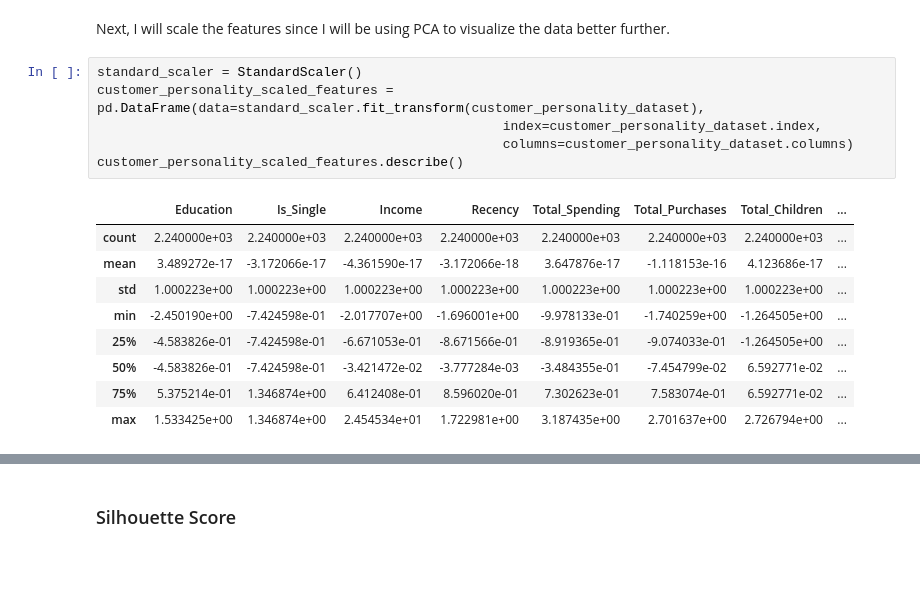
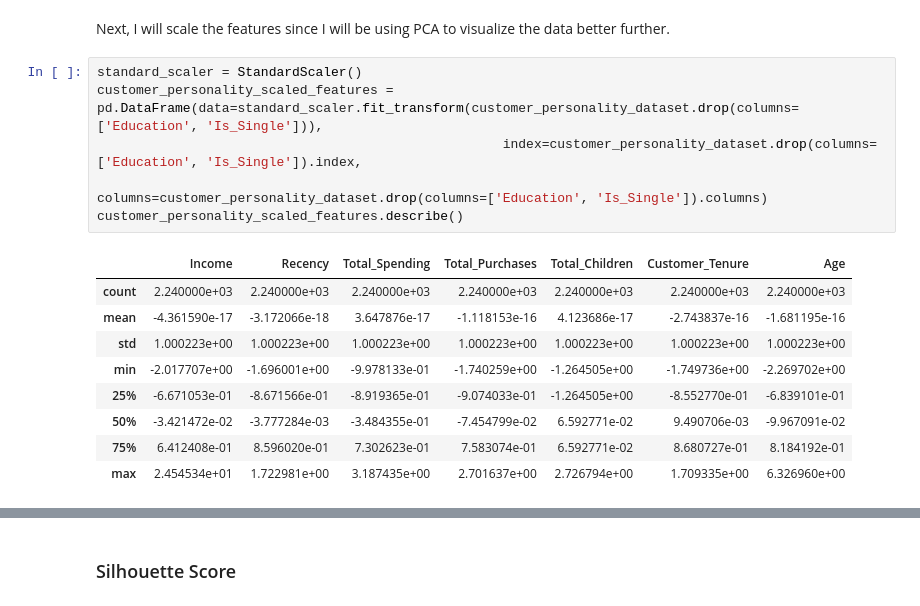
Before and after one commit to Ghenntoggy1/Sigmoid-ML-Tasks, a Jupyter notebook: Homework_12_Clustering_Algorithms/Homework_12_Clustering_Algorithms.ipynb, the cells around one changed output, grey strips where cells are left out. Drawn from its saved outputs; the diff is of its cells as text; blank space fills up the shorter version.

```diff
--- a/Homework_12_Clustering_Algorithms/Homework_12_Clustering_Algorithms.ipynb
+++ b/Homework_12_Clustering_Algorithms/Homework_12_Clustering_Algorithms.ipynb
@@ -582,17 +584,17 @@ customer_personality_dataset
 Next, I will scale the features since I will be using PCA to visualize the data better further.
 # %%
 standard_scaler = StandardScaler()
-customer_personality_scaled_features = pd.DataFrame(data=standard_scaler.fit_transform(customer_personality_dataset),
-                                                    index=customer_personality_dataset.index,
-                                                    columns=customer_personality_dataset.columns)
+customer_personality_scaled_features = pd.DataFrame(data=standard_scaler.fit_transform(customer_personality_dataset.drop(columns=['Education', 'Is_Single'])),
+                                                    index=customer_personality_dataset.drop(columns=['Education', 'Is_Single']).index,
+                                                    columns=customer_personality_dataset.drop(columns=['Education', 'Is_Single']).columns)
 customer_personality_scaled_features.describe()
 # %% [output]
-|  | Education | Is_Single | Income | Recency | Total_Spending | Total_Purchases | Total_Children | ... |
-| count | 2.240000e+03 | 2.240000e+03 | 2.240000e+03 | 2.240000e+03 | 2.240000e+03 | 2.240000e+03 | 2.240000e+03 | ... |
-| mean | 3.489272e-17 | -3.172066e-17 | -4.361590e-17 | -3.172066e-18 | 3.647876e-17 | -1.118153e-16 | 4.123686e-17 | ... |
-| std | 1.000223e+00 | 1.000223e+00 | 1.000223e+00 | 1.000223e+00 | 1.000223e+00 | 1.000223e+00 | 1.000223e+00 | ... |
-| min | -2.450190e+00 | -7.424598e-01 | -2.017707e+00 | -1.696001e+00 | -9.978133e-01 | -1.740259e+00 | -1.264505e+00 | ... |
-| 25% | -4.583826e-01 | -7.424598e-01 | -6.671053e-01 | -8.671566e-01 | -8.919365e-01 | -9.074033e-01 | -1.264505e+00 | ... |
-| 50% | -4.583826e-01 | -7.424598e-01 | -3.421472e-02 | -3.777284e-03 | -3.484355e-01 | -7.454799e-02 | 6.592771e-02 | ... |
-| 75% | 5.375214e-01 | 1.346874e+00 | 6.412408e-01 | 8.596020e-01 | 7.302623e-01 | 7.583074e-01 | 6.592771e-02 | ... |
-| max | 1.533425e+00 | 1.346874e+00 | 2.454534e+01 | 1.722981e+00 | 3.187435e+00 | 2.701637e+00 | 2.726794e+00 | ... |
+|  | Income | Recency | Total_Spending | Total_Purchases | Total_Children | Customer_Tenure | Age |
+| count | 2.240000e+03 | 2.240000e+03 | 2.240000e+03 | 2.240000e+03 | 2.240000e+03 | 2.240000e+03 | 2.240000e+03 |
+| mean | -4.361590e-17 | -3.172066e-18 | 3.647876e-17 | -1.118153e-16 | 4.123686e-17 | -2.743837e-16 | -1.681195e-16 |
+| std | 1.000223e+00 | 1.000223e+00 | 1.000223e+00 | 1.000223e+00 | 1.000223e+00 | 1.000223e+00 | 1.000223e+00 |
+| min | -2.017707e+00 | -1.696001e+00 | -9.978133e-01 | -1.740259e+00 | -1.264505e+00 | -1.749736e+00 | -2.269702e+00 |
+| 25% | -6.671053e-01 | -8.671566e-01 | -8.919365e-01 | -9.074033e-01 | -1.264505e+00 | -8.552770e-01 | -6.839101e-01 |
+| 50% | -3.421472e-02 | -3.777284e-03 | -3.484355e-01 | -7.454799e-02 | 6.592771e-02 | 9.490706e-03 | -9.967091e-02 |
+| 75% | 6.412408e-01 | 8.596020e-01 | 7.302623e-01 | 7.583074e-01 | 6.592771e-02 | 8.680727e-01 | 8.184192e-01 |
+| max | 2.454534e+01 | 1.722981e+00 | 3.187435e+00 | 2.701637e+00 | 2.726794e+00 | 1.709335e+00 | 6.326960e+00 |
```
Also changed, not shown: parts of 35 cells of this notebook, 3 other files.
